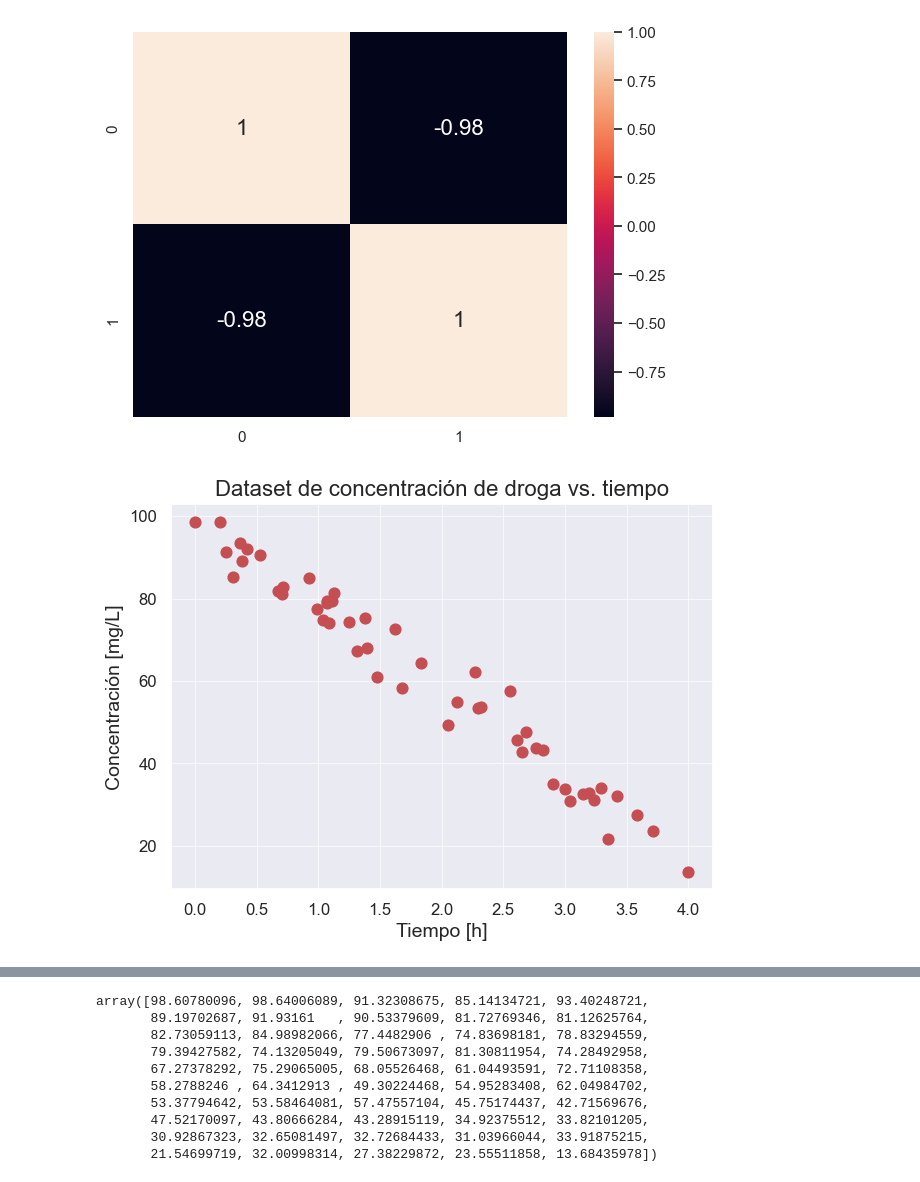
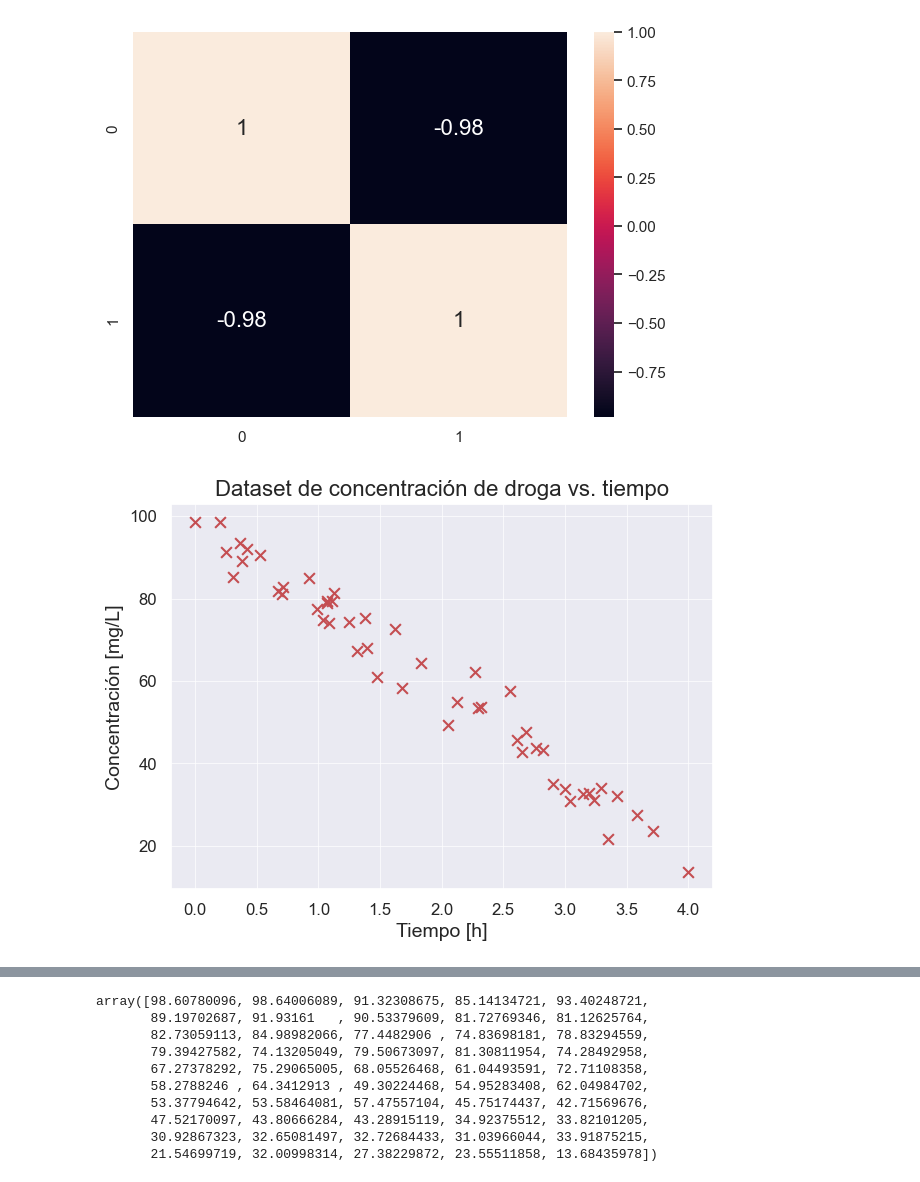
Before and after one commit to jcruz-ferreyra/aprMaqI_CEIA, a Jupyter notebook: clase2/jupyter_notebooks/regresion.ipynb, the cells around one changed output, grey strips where cells are left out. Cells and saved outputs as stored; diff of their text form; code cells hidden in the pictures.

```diff
--- a/clase2/jupyter_notebooks/regresion.ipynb
+++ b/clase2/jupyter_notebooks/regresion.ipynb
@@ -61,17 +61,17 @@ sns.heatmap(data=correlacion_drug, annot=True, annot_kws={"size": 16})
 # %%
 # Graficamos el dataset
 
 plt.figure(figsize=(7, 5))
-plt.scatter(dataset['Time'], dataset['Concentration'] , color='r', marker="o",s=60)
+plt.scatter(dataset['Time'], dataset['Concentration'] , color='r', marker="x", s=60)
 plt.grid(True, linewidth=0.5)
 plt.xlabel('Tiempo [h]', fontsize=14)
 plt.ylabel('Concentración [mg/L]', fontsize=14)
 plt.tick_params(axis='x', labelsize=12)
 plt.tick_params(axis='y', labelsize=12)
 plt.title('Dataset de concentración de droga vs. tiempo', fontsize=16)
 plt.show()
 # %% [output]
-[figure, old version]
+[figure, new version]
 # %% [markdown]
 Ya tenemos los datos y de hecho vemos que hay una relacion lineal entre las dos variables, por lo tanto asumimos que es podemos usar **regresion lineal simple** (ya que hay una variable independiente y otra dependiente) para poder resolver nuestro problema.
 
```
Also changed, not shown: parts of 29 cells of this notebook.
